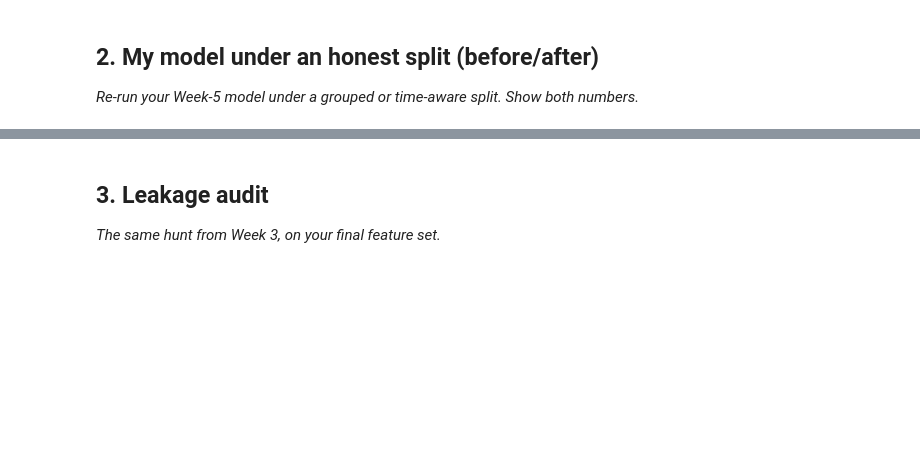
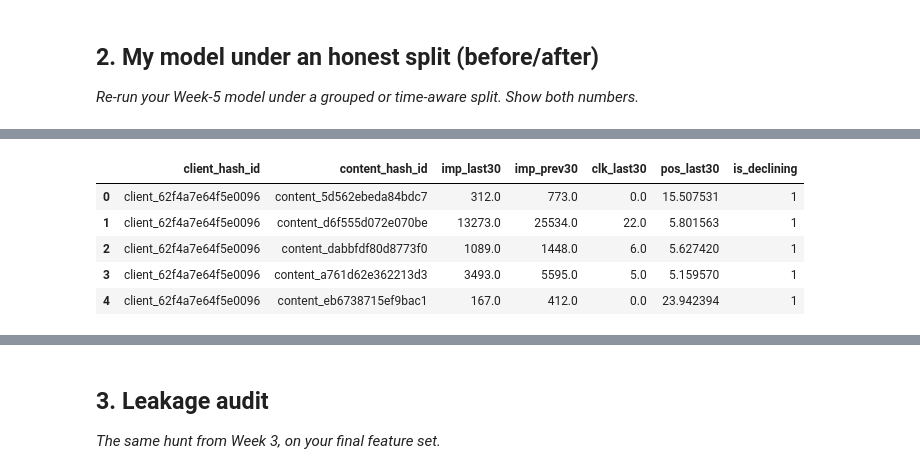
Before and after one commit to limon-available/starter-notebook, a Jupyter notebook: work/notebooks/w06_validation_audit.ipynb, the cells around one changed output, grey strips where cells are left out. Drawn from its saved outputs; the diff is of its cells as text; code cells hidden in the pictures; blank space fills up the shorter version.

```diff
--- a/work/notebooks/w06_validation_audit.ipynb
+++ b/work/notebooks/w06_validation_audit.ipynb
@@ -36,0 +70,18 @@ What exactly was kept separate when the 80/20 split was created? In particular,
+# %%
+import duckdb
+
+con = duckdb.connect()
+con.execute(f"CREATE OR REPLACE SECRET hf (TYPE huggingface, TOKEN '{HF_TOKEN}')")
+
+REL = 'hf://datasets/FlyRank/internship-warehouse'
+TABLES = {
+    'dim_clients':                f"read_parquet('{REL}/dim_clients.parquet')",
+    'dim_content':                f"read_parquet('{REL}/dim_content.parquet')",
+    'fact_daily':                 f"read_parquet('{REL}/fact_content_daily_performance/**/*.parquet')",
+    'fact_daily_sample':          f"read_parquet('{REL}/fact_content_daily_performance_sample.parquet')",
+    'fact_query_90d':             f"read_parquet('{REL}/fact_content_query_90d.parquet')",
+}
+
+for name, src in TABLES.items():
+    n = con.sql(f'SELECT COUNT(*) FROM {src}').fetchone()[0]
+    print(f'{name:22} {n:>12,} rows')
@@ -36,0 +94,67 @@ What exactly was kept separate when the 80/20 split was created? In particular,
+# %%
+# Build the earlier training snapshot
+TRAIN_END = "2026-04-30"
+
+train_snapshot = con.sql(f"""
+    WITH windowed AS (
+        SELECT
+            client_hash_id,
+            content_hash_id,
+
+            SUM(
+                CASE
+                    WHEN report_date > DATE '{TRAIN_END}' - INTERVAL 30 DAY
+                     AND report_date <= DATE '{TRAIN_END}'
+                    THEN gsc_impressions
+                    ELSE 0
+                END
+            ) AS imp_last30,
+
+            SUM(
+                CASE
+                    WHEN report_date > DATE '{TRAIN_END}' - INTERVAL 60 DAY
+                     AND report_date <= DATE '{TRAIN_END}' - INTERVAL 30 DAY
+                    THEN gsc_impressions
+                    ELSE 0
+                END
+            ) AS imp_prev30,
+
+            SUM(
+                CASE
+                    WHEN report_date > DATE '{TRAIN_END}' - INTERVAL 30 DAY
+                     AND report_date <= DATE '{TRAIN_END}'
+                    THEN gsc_clicks
+                    ELSE 0
+                END
+            ) AS clk_last30,
+
+            AVG(
+                CASE
+                    WHEN report_date > DATE '{TRAIN_END}' - INTERVAL 30 DAY
+                     AND report_date <= DATE '{TRAIN_END}'
+                    THEN gsc_avg_position
+                END
+            ) AS pos_last30
+
+        FROM {TABLES['fact_daily']}
+
+        WHERE report_date <= DATE '{TRAIN_END}'
+          AND report_date > DATE '{TRAIN_END}' - INTERVAL 60 DAY
+
+        GROUP BY client_hash_id, content_hash_id
+    )
+
+    SELECT *
+    FROM windowed
+    WHERE imp_prev30 >= 100
+""").df()
+
+# Same Week-5 label
+train_snapshot["is_declining"] = (
+    train_snapshot["imp_last30"]
+    < 0.8 * train_snapshot["imp_prev30"]
+).astype(int)
+
+print(train_snapshot.shape)
+train_snapshot.head()
+# %% [output]
@@ -36,0 +162,6 @@ What exactly was kept separate when the 80/20 split was created? In particular,
+|  | client_hash_id | content_hash_id | imp_last30 | imp_prev30 | clk_last30 | pos_last30 | is_declining |
+| 0 | client_62f4a7e64f5e0096 | content_5d562ebeda84bdc7 | 312.0 | 773.0 | 0.0 | 15.507531 | 1 |
+| 1 | client_62f4a7e64f5e0096 | content_d6f555d072e070be | 13273.0 | 25534.0 | 22.0 | 5.801563 | 1 |
+| 2 | client_62f4a7e64f5e0096 | content_dabbfdf80d8773f0 | 1089.0 | 1448.0 | 6.0 | 5.627420 | 1 |
+| 3 | client_62f4a7e64f5e0096 | content_a761d62e362213d3 | 3493.0 | 5595.0 | 5.0 | 5.159570 | 1 |
+| 4 | client_62f4a7e64f5e0096 | content_eb6738715ef9bac1 | 167.0 | 412.0 | 0.0 | 23.942394 | 1 |
```
Also changed, not shown: parts of 21 cells of this notebook.
